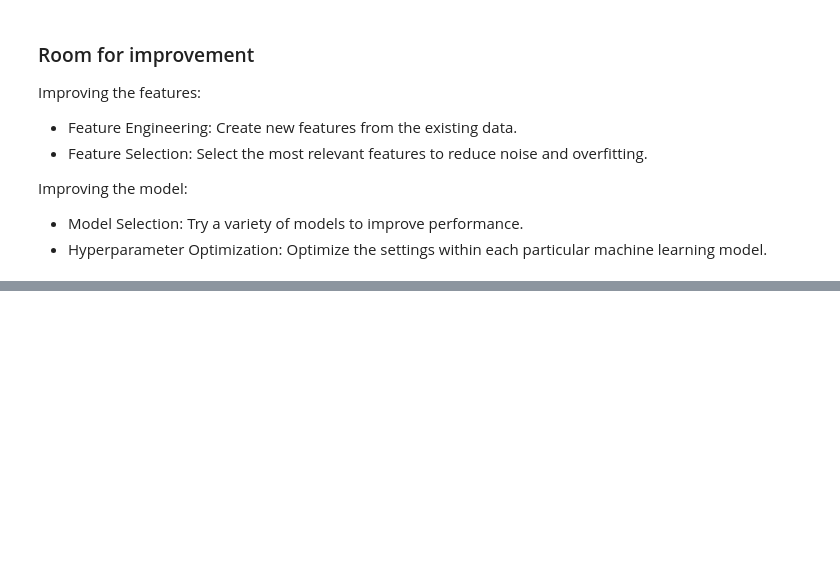
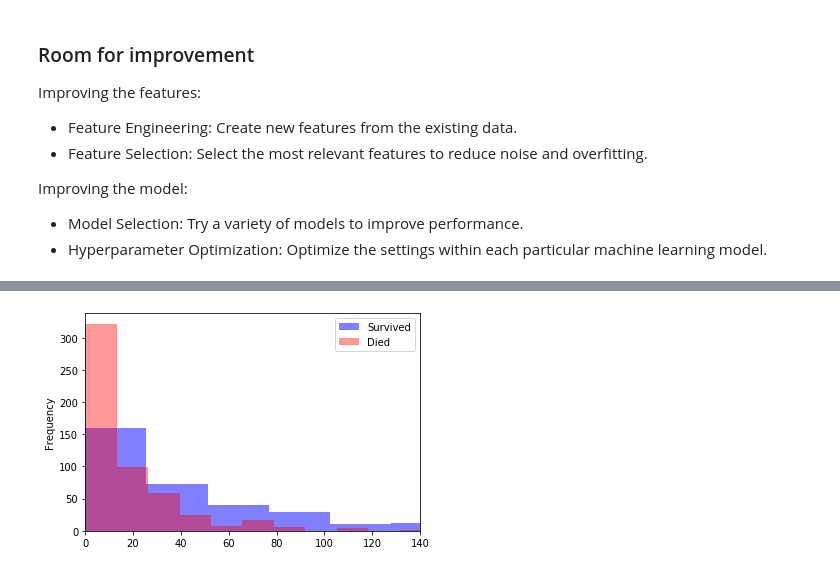
Before and after one commit to Ajitm27/Titanic_Machine_Learning_form_disaster, a Jupyter notebook: Titanic_Machine Learning from Disaster.ipynb, the cells around one changed output, grey strips where cells are left out. Cells and saved outputs as stored; diff of their text form; code cells hidden in the pictures; blank space fills up the shorter version.

```diff
--- a/Titanic_Machine Learning from Disaster.ipynb
+++ b/Titanic_Machine Learning from Disaster.ipynb
@@ -251,0 +361,10 @@ Improving the model:
+# %%
+survived = train[train['Survived']== 1]
+died = train[train['Survived']== 0]
+survived['Fare'].plot.hist(alpha=0.5, color = 'blue', bins=20)
+died['Fare'].plot.hist(alpha=.4, color = 'red', bins=20)
+plt.legend(['Survived', 'Died'])
+plt.xlim(0, 140)
+plt.show()
+# %% [output]
+[figure, added]
```
Also changed, not shown: parts of 29 cells of this notebook.
